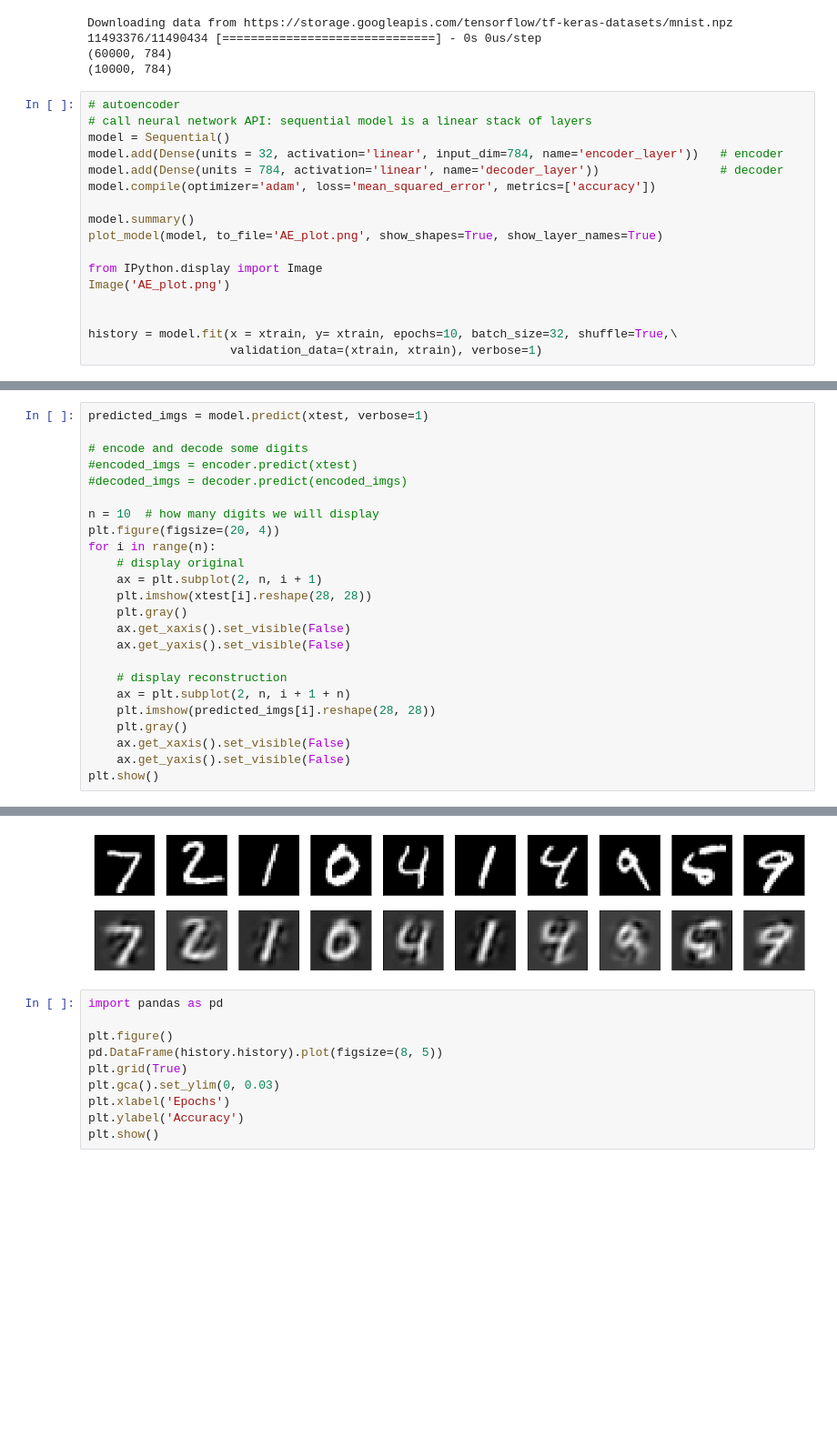
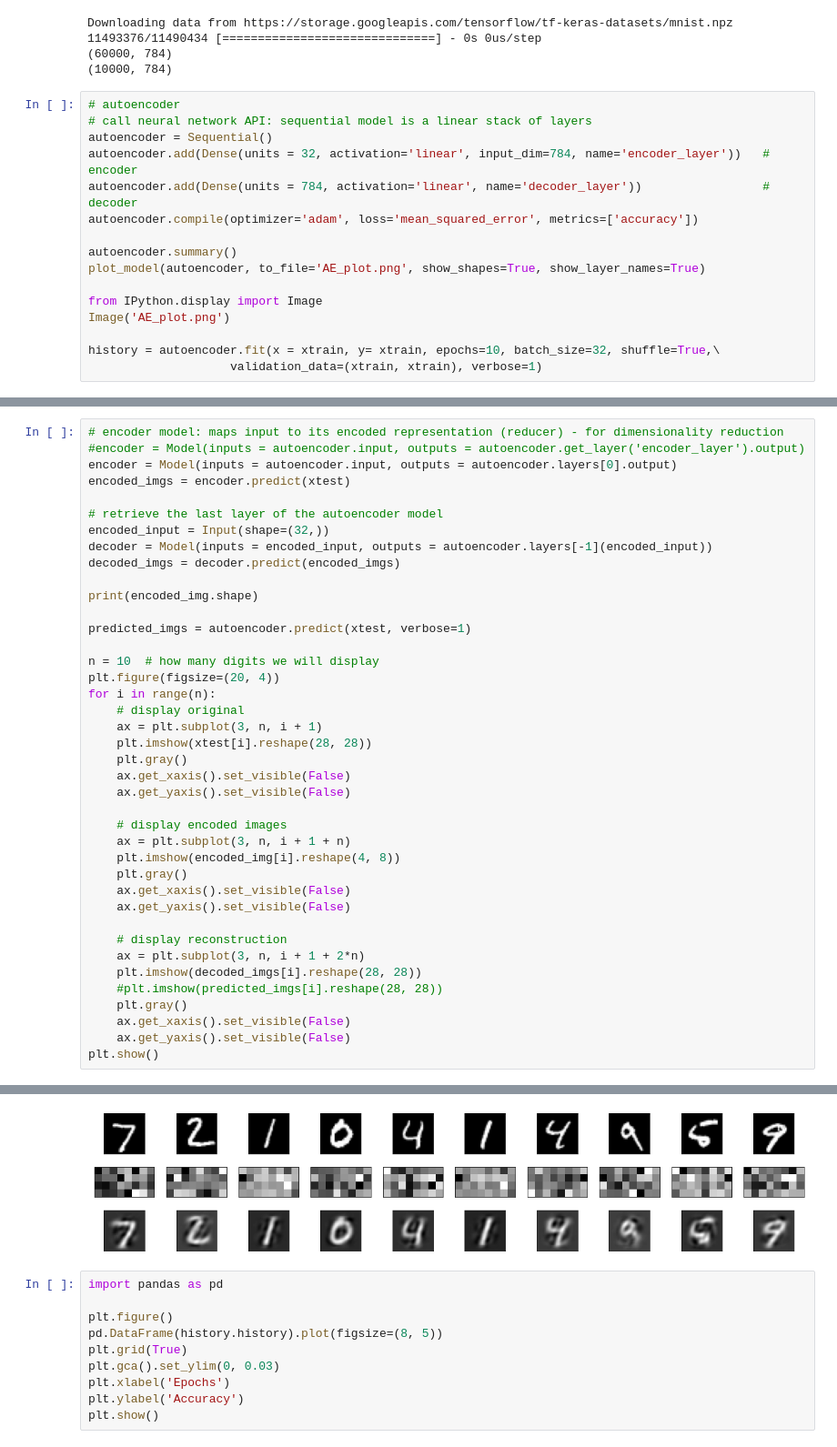
Before and after one commit to ibribr/ML, a Jupyter notebook: AE1_mnist.ipynb, the cells around one changed output, grey strips where cells are left out. Shown at 91% size. Saved outputs shown, nothing was run; the diff lists cells and outputs as text; blank space fills up the shorter version.

```diff
--- a/AE1_mnist.ipynb
+++ b/AE1_mnist.ipynb
@@ -29,18 +29,17 @@ Downloading data from https://storage.googleapis.com/tensorflow/tf-keras-dataset
 # %%
 # autoencoder
 # call neural network API: sequential model is a linear stack of layers
-model = Sequential()
-model.add(Dense(units = 32, activation='linear', input_dim=784, name='encoder_layer'))   # encoder
-model.add(Dense(units = 784, activation='linear', name='decoder_layer'))                 # decoder
-model.compile(optimizer='adam', loss='mean_squared_error', metrics=['accuracy'])
+autoencoder = Sequential()
+autoencoder.add(Dense(units = 32, activation='linear', input_dim=784, name='encoder_layer'))   # encoder
+autoencoder.add(Dense(units = 784, activation='linear', name='decoder_layer'))                 # decoder
+autoencoder.compile(optimizer='adam', loss='mean_squared_error', metrics=['accuracy'])
 
-model.summary()
-plot_model(model, to_file='AE_plot.png', show_shapes=True, show_layer_names=True)
+autoencoder.summary()
+plot_model(autoencoder, to_file='AE_plot.png', show_shapes=True, show_layer_names=True)
 
 from IPython.display import Image
 Image('AE_plot.png')
 
-
-history = model.fit(x = xtrain, y= xtrain, epochs=10, batch_size=32, shuffle=True,\
+history = autoencoder.fit(x = xtrain, y= xtrain, epochs=10, batch_size=32, shuffle=True,\
                     validation_data=(xtrain, xtrain), verbose=1)
 # %% [output]
@@ -64,23 +63,39 @@ Epoch 10/10
 # %%
-predicted_imgs = model.predict(xtest, verbose=1)
+# encoder model: maps input to its encoded representation (reducer) - for dimensionality reduction
+#encoder = Model(inputs = autoencoder.input, outputs = autoencoder.get_layer('encoder_layer').output)
+encoder = Model(inputs = autoencoder.input, outputs = autoencoder.layers[0].output)
+encoded_imgs = encoder.predict(xtest)
 
-# encode and decode some digits
-#encoded_imgs = encoder.predict(xtest)
-#decoded_imgs = decoder.predict(encoded_imgs)
+# retrieve the last layer of the autoencoder model
+encoded_input = Input(shape=(32,))
+decoder = Model(inputs = encoded_input, outputs = autoencoder.layers[-1](encoded_input))
+decoded_imgs = decoder.predict(encoded_imgs)
+
+print(encoded_img.shape)
+
+predicted_imgs = autoencoder.predict(xtest, verbose=1)
 
 n = 10  # how many digits we will display
 plt.figure(figsize=(20, 4))
 for i in range(n):
     # display original
-    ax = plt.subplot(2, n, i + 1)
+    ax = plt.subplot(3, n, i + 1)
     plt.imshow(xtest[i].reshape(28, 28))
     plt.gray()
     ax.get_xaxis().set_visible(False)
     ax.get_yaxis().set_visible(False)
 
+    # display encoded images
+    ax = plt.subplot(3, n, i + 1 + n)
+    plt.imshow(encoded_img[i].reshape(4, 8))
+    plt.gray()
+    ax.get_xaxis().set_visible(False)
+    ax.get_yaxis().set_visible(False)
+
     # display reconstruction
-    ax = plt.subplot(2, n, i + 1 + n)
-    plt.imshow(predicted_imgs[i].reshape(28, 28))
+    ax = plt.subplot(3, n, i + 1 + 2*n)
+    plt.imshow(decoded_imgs[i].reshape(28, 28))
+    #plt.imshow(predicted_imgs[i].reshape(28, 28))
     plt.gray()
     ax.get_xaxis().set_visible(False)
     ax.get_yaxis().set_visible(False)
@@ -90,4 +106,4 @@ plt.show()
-[figure, old version]
+[figure, new version]
 # %%
 import pandas as pd
 
```
Also changed, not shown: parts of 2 cells of this notebook.
